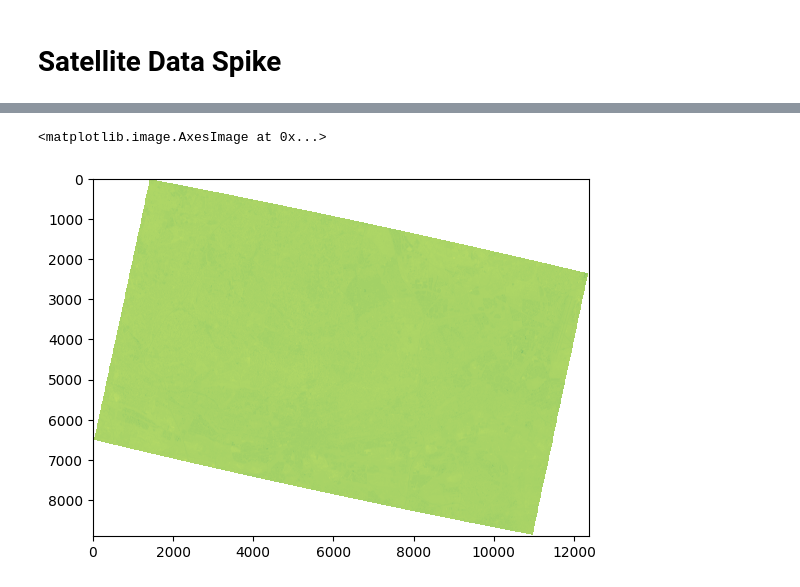
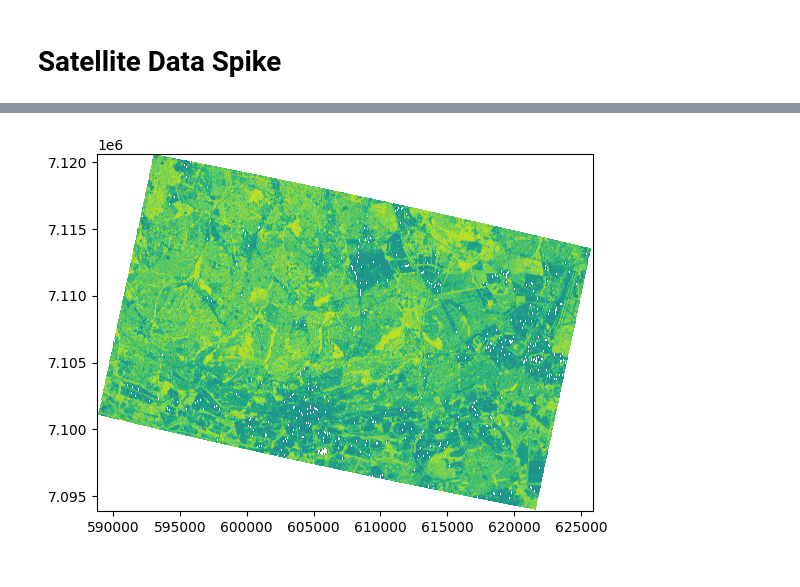
Before and after one commit to Emily-RoseSteyn/measuring-quality-of-life-gauteng, a Jupyter notebook: notebooks/satellite-data-spike.ipynb, the cells around one changed output, grey strips where cells are left out. Cells and saved outputs as stored; diff of their text form; code cells hidden in the pictures.

Commit message:
Running NDVI

```diff
--- a/notebooks/satellite-data-spike.ipynb
+++ b/notebooks/satellite-data-spike.ipynb
@@ -67,8 +41,8 @@ for node in nodes:
     coeffs[i] = float(value)
 # %%
 # Multiply by corresponding coefficients
-band_red = band_red * coeffs[6]
-band_nir = band_nir * coeffs[8]
+band_red_normalized = band_red * coeffs[6]
+band_nir_normalized = band_nir * coeffs[8]
 # %%
 # Allow division by zero
 numpy.seterr(divide='ignore', invalid='ignore')
@@ -78,19 +52,16 @@ ndvi = (band_nir.astype(float) - band_red.astype(float)) / (band_nir + band_red)
 # %%
 # Set spatial characteristics of the output object to mirror the input
 kwargs = src.meta
 kwargs.update(
     dtype=rasterio.float32,
     count = 1)
 
 # Create the file
 with rasterio.open('ndvi.tif', 'w', **kwargs) as dst:
         dst.write_band(1, ndvi.astype(rasterio.float32))
-
-fig,ax=plt.subplots()
 with rasterio.open('ndvi.tif') as out:
-    show(out.read(),transform=out.transform,ax=ax)
+    show(out)
+# %% [output]
+[figure, added]
 # %%
-plt.imshow(ndvi, cmap=plt.cm.summer)
+plt.imsave("ndvi_cmap.png", ndvi, cmap=plt.cm.summer)
-# %% [output]
-<matplotlib.image.AxesImage at 0x...>
-[figure, removed]
```
Also changed, not shown: parts of 3 cells of this notebook.
